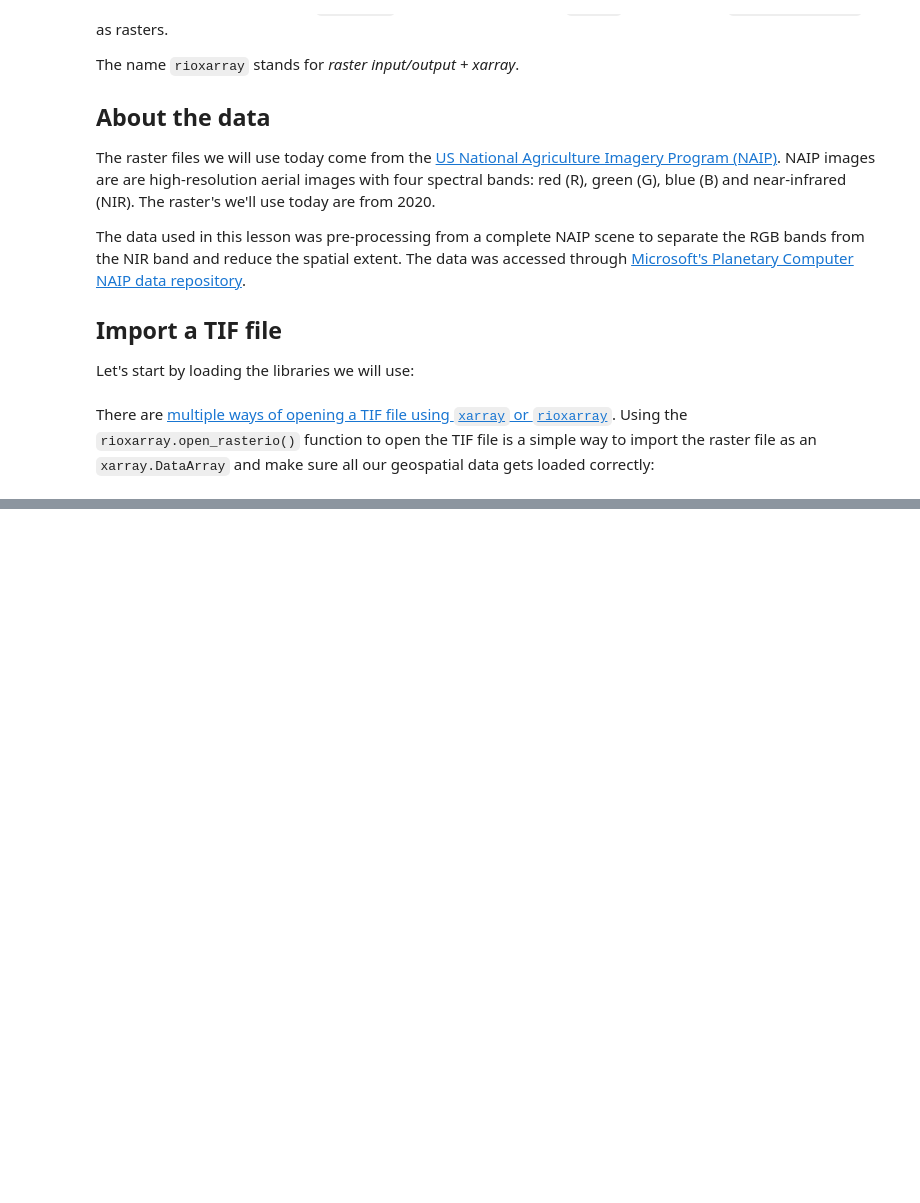
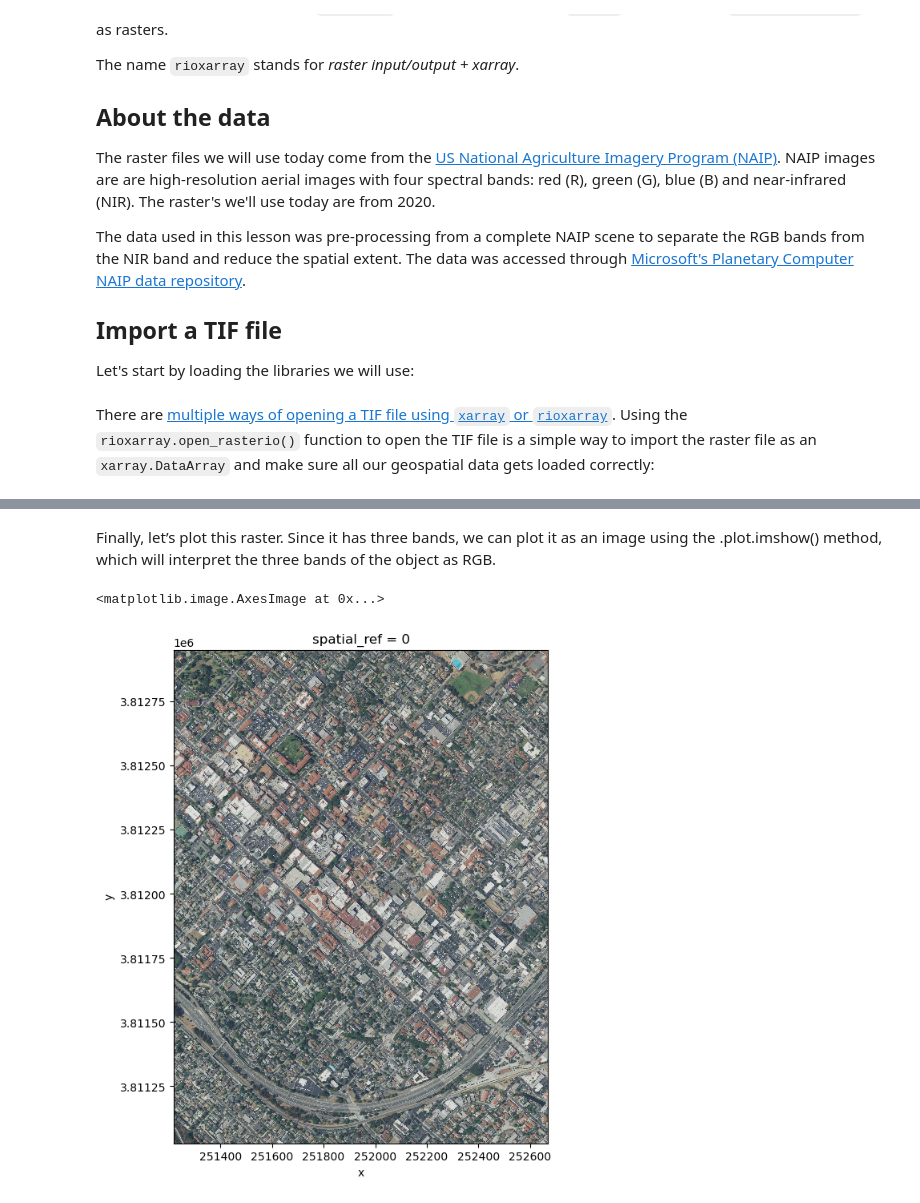
Before and after one commit to ssoriano22/eds220-in-class, a Jupyter notebook: week-8-rioxarray-STUDENTS.ipynb, the cells around one changed output, grey strips where cells are left out. Drawn from its saved outputs; the diff is of its cells as text; code cells hidden in the pictures; blank space fills up the shorter version.

```diff
--- a/week-8-rioxarray-STUDENTS.ipynb
+++ b/week-8-rioxarray-STUDENTS.ipynb
@@ -39,0 +139,5 @@ path = os.path.join('/',
+# %%
+# Import RGB raster
+fp = os.path.join('data','NAIP_SB','NAIP_SB_rgb.tif')
+rgb = rioxr.open_rasterio(fp)
+rgb
@@ -39,0 +190,9 @@ path = os.path.join('/',
+# %% [markdown]
+Finally, let’s plot this raster. Since it has three bands, we can plot it as an image using the .plot.imshow() method, which will interpret the three bands of the object as RGB.
+# %%
+# Plot three bands as RGB image
+rgb_aspect_ratio = rgb.rio.width / rgb.rio.height  # Raster's aspect ratio
+rgb.plot.imshow(figsize=(8*rgb_aspect_ratio,8))  # (width, height) in inches
+# %% [output]
+<matplotlib.image.AxesImage at 0x...>
+[figure, added]
```
Also changed, not shown: parts of 42 cells of this notebook, 1 other file.
